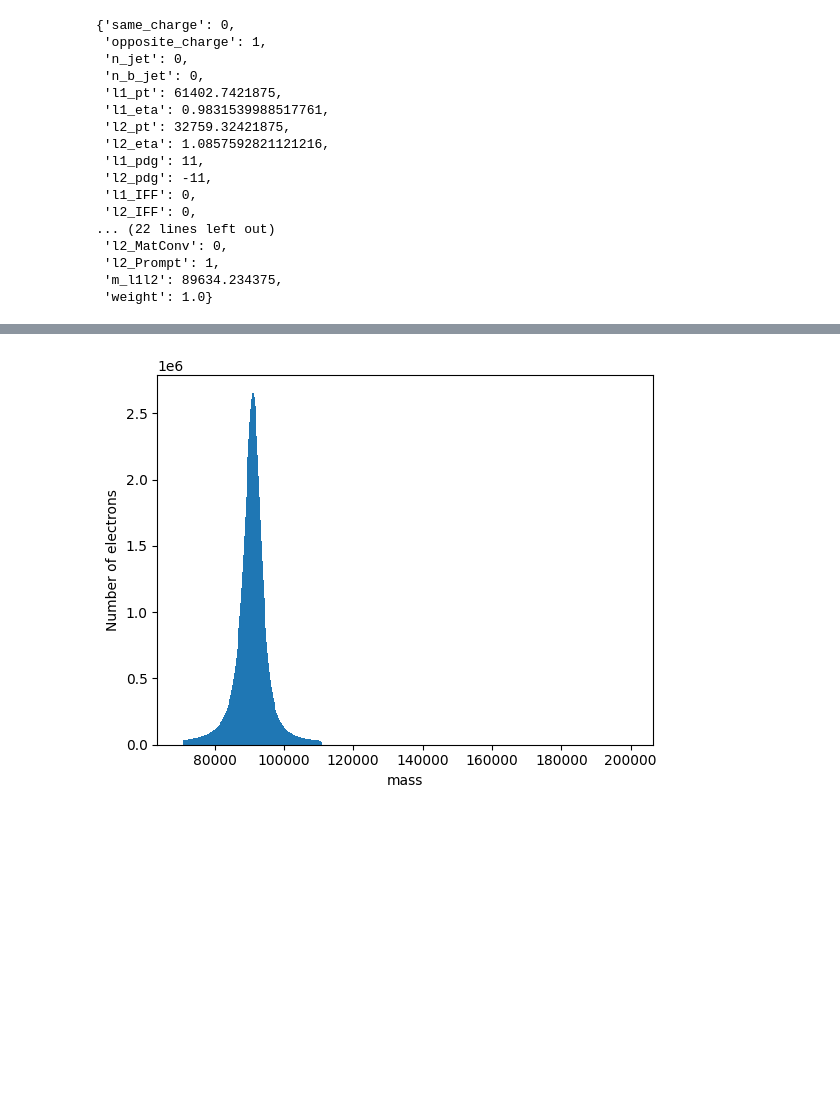
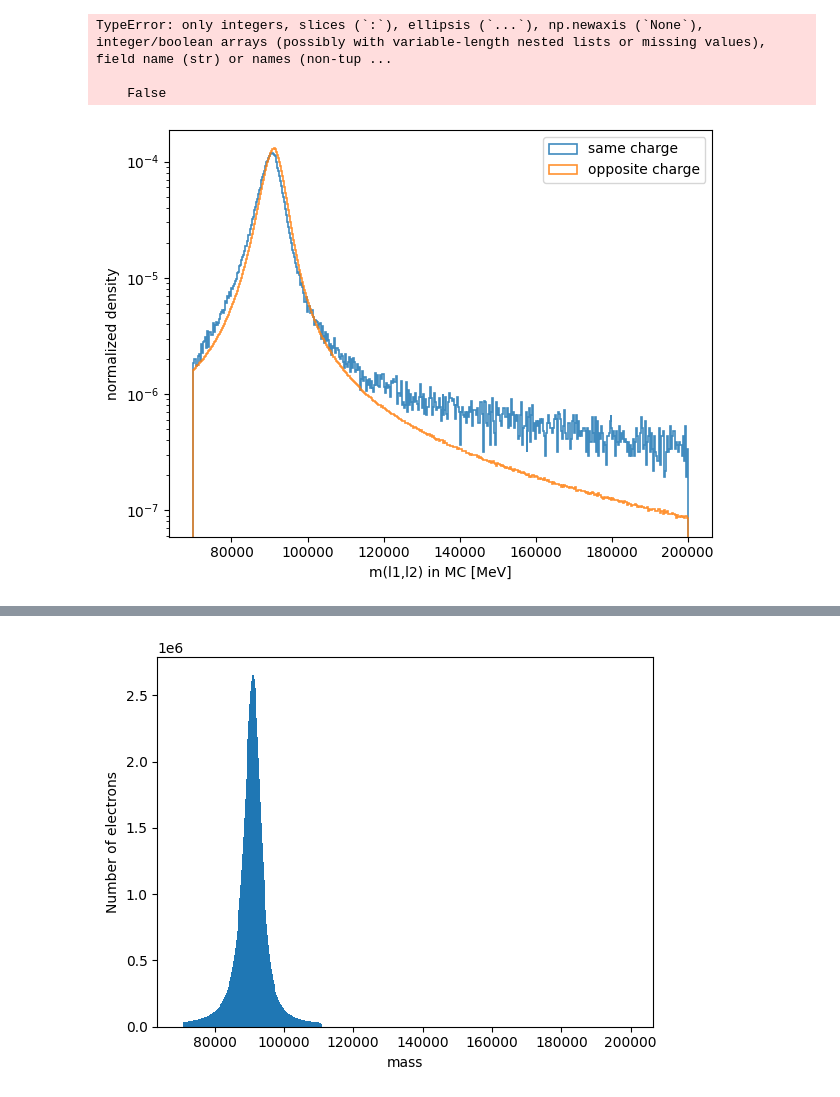
Before and after one commit to albaburgos/qmisid_scripts, a Jupyter notebook: Zpeak.ipynb, the cells around one changed output, grey strips where cells are left out. Drawn from its saved outputs; the diff is of its cells as text; code cells hidden in the pictures; blank space fills up the shorter version.

```diff
--- a/Zpeak.ipynb
+++ b/Zpeak.ipynb
@@ -43,20 +12,57 @@ branches["n_jet"]
-# %%
-branches[0].tolist()
-# %% [output]
-{'same_charge': 0,
- 'opposite_charge': 1,
- 'n_jet': 0,
- 'n_b_jet': 0,
- 'l1_pt': 61402.7421875,
- 'l1_eta': 0.9831539988517761,
- 'l2_pt': 32759.32421875,
- 'l2_eta': 1.0857592821121216,
- 'l1_pdg': 11,
- 'l2_pdg': -11,
- 'l1_IFF': 0,
- 'l2_IFF': 0,
-... (22 lines left out)
- 'l2_MatConv': 0,
- 'l2_Prompt': 1,
- 'm_l1l2': 89634.234375,
- 'weight': 1.0}
+# %%
+import numpy as np
+df = branches
+mask_low  = (df["m_l1l2"] >  71000) & (df["m_l1l2"] <  81000)
+mask_high = (df["m_l1l2"] > 101000) & (df["m_l1l2"] < 111000)
+mask_Z    = (df["m_l1l2"] >= 81000) & (df["m_l1l2"] <= 101000)
+mask_tight = df['l0_tight'==1] & df['l1_tight'==1]
+data = df[mask_tight]
+len_A = np.sum(mask_low)
+len_B = np.sum(mask_Z)
+len_C = np.sum(mask_high)
+N_sig = len_B - (len_A + len_C)/2
+factor_bck = N_sig / len_B
+factor_bck = 0.976
+
+print(np.sum(N_sig))
+# %% [output]
+TypeError: only integers, slices (`:`), ellipsis (`...`), np.newaxis (`None`), integer/boolean arrays (possibly with variable-length nested lists or missing values), field name (str) or names (non-tup ...
+
+    False
+# %%
+#Failure Mode Investigation
+mask1 = branches["same_charge"] == 1
+mask0 = branches["same_charge"] == 0
+
+plt.figure()
+
+plt.hist(
+    branches["m_l1l2"][mask1],
+    bins=500,
+    range=(7e4,2e5),
+    histtype="step",
+    linewidth=1.2,
+    alpha=0.85,
+    density=True,
+    label="same charge"
+)
+
+plt.hist(
+    branches["m_l1l2"][mask0],
+    bins=500,
+    range=(7e4,2e5),
+    histtype="step",
+    linewidth=1.2,
+    alpha=0.85,
+    density=True,
+    label="opposite charge"
+)
+
+plt.xlabel("m(l1,l2) in MC [MeV]")
+plt.ylabel("normalized density")
+plt.yscale("log")
+plt.legend()
+plt.tight_layout()
+plt.show()
+# %% [output]
+[figure, added]
```
Also changed, not shown: parts of 7 cells of this notebook, 15 other files.
